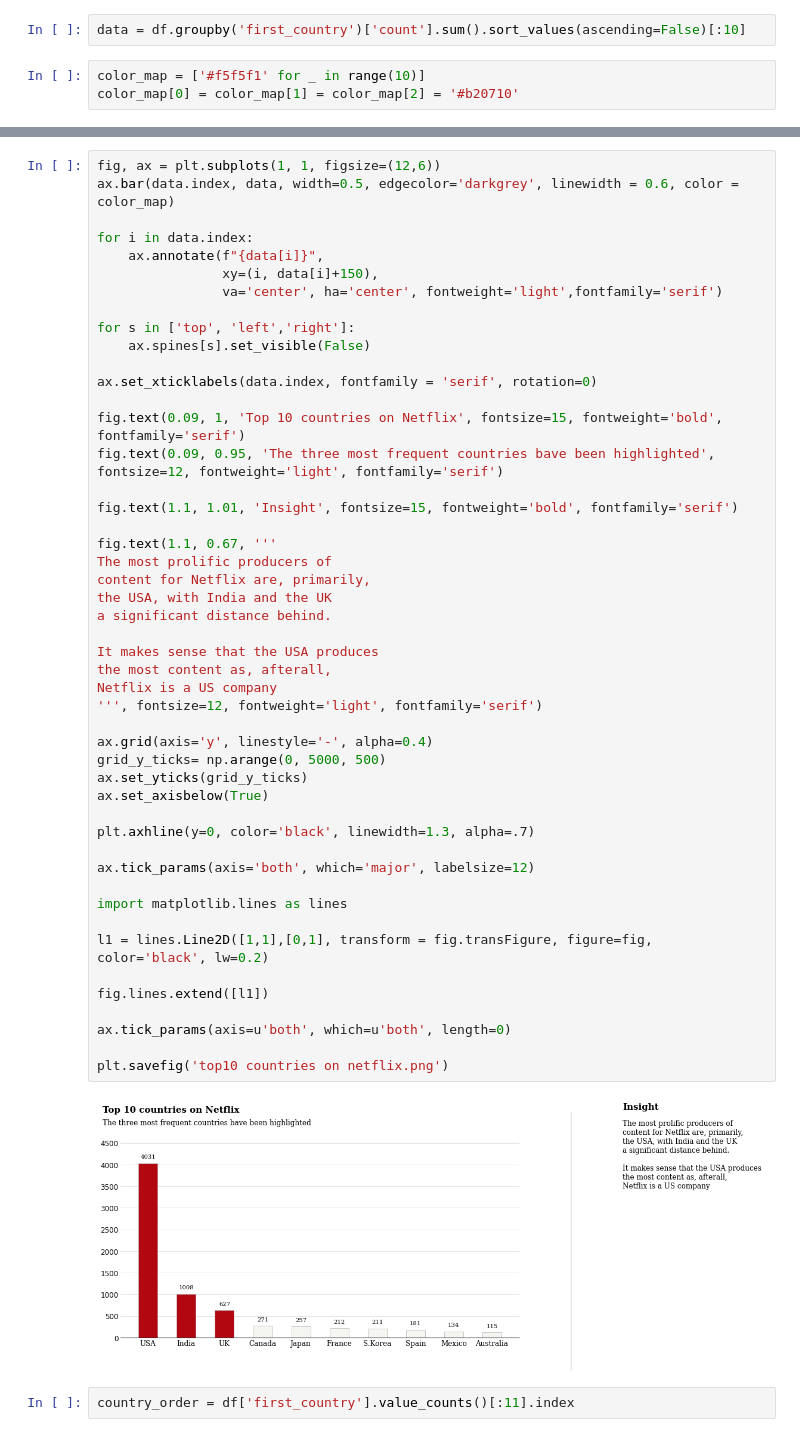
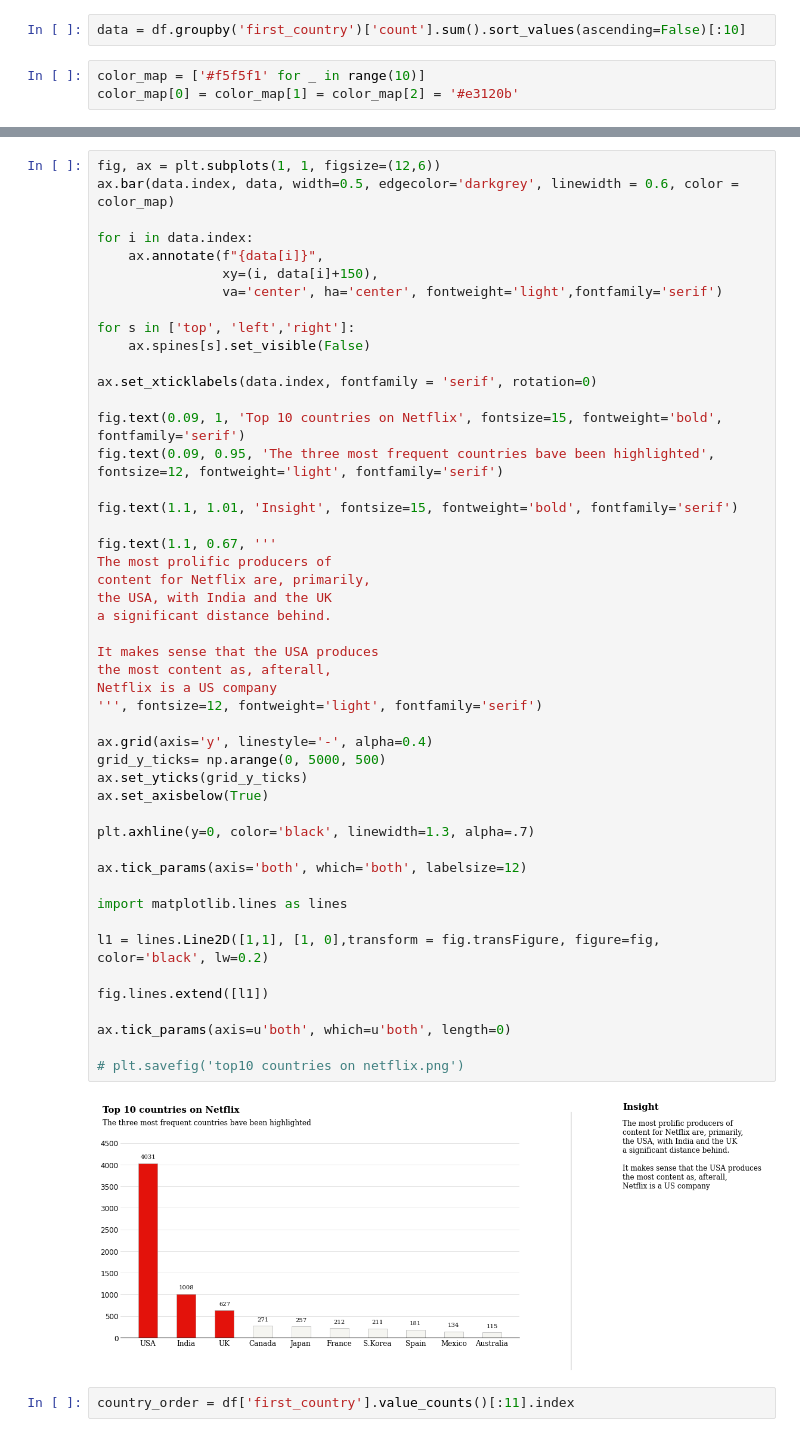
Before and after one commit to temple17/matplotlib-practice, a Jupyter notebook: 2_Stacked_bar_chart.ipynb, the cells around one changed output, grey strips where cells are left out. Drawn from its saved outputs; the diff is of its cells as text.

```diff
--- a/2_Stacked_bar_chart.ipynb
+++ b/2_Stacked_bar_chart.ipynb
@@ -170,7 +170,7 @@ df['first_country'].replace('South Korea', 'S.Korea', inplace=True)
 data = df.groupby('first_country')['count'].sum().sort_values(ascending=False)[:10]
 # %%
 color_map = ['#f5f5f1' for _ in range(10)]
-color_map[0] = color_map[1] = color_map[2] = '#b20710'
+color_map[0] = color_map[1] = color_map[2] = '#e3120b'
 # %%
 print(color_map)
 # %% [output]
@@ -194,37 +194,37 @@ fig.text(0.09, 0.95, 'The three most frequent countries bave been highlighted',
 
 fig.text(1.1, 1.01, 'Insight', fontsize=15, fontweight='bold', fontfamily='serif')
 
 fig.text(1.1, 0.67, '''
 The most prolific producers of
 content for Netflix are, primarily,
 the USA, with India and the UK
 a significant distance behind.
 
 It makes sense that the USA produces
 the most content as, afterall,
 Netflix is a US company
 ''', fontsize=12, fontweight='light', fontfamily='serif')
 
 ax.grid(axis='y', linestyle='-', alpha=0.4)
 grid_y_ticks= np.arange(0, 5000, 500)
 ax.set_yticks(grid_y_ticks)
 ax.set_axisbelow(True)
 
 plt.axhline(y=0, color='black', linewidth=1.3, alpha=.7)
 
-ax.tick_params(axis='both', which='major', labelsize=12)
+ax.tick_params(axis='both', which='both', labelsize=12)
 
 import matplotlib.lines as lines
 
-l1 = lines.Line2D([1,1],[0,1], transform = fig.transFigure, figure=fig, color='black', lw=0.2)
+l1 = lines.Line2D([1,1], [1, 0],transform = fig.transFigure, figure=fig, color='black', lw=0.2)
 
 fig.lines.extend([l1])
 
 ax.tick_params(axis=u'both', which=u'both', length=0)
 
-plt.savefig('top10 countries on netflix.png')
+# plt.savefig('top10 countries on netflix.png')
 # %% [output]
-[figure, old version]
+[figure, new version]
 # %%
 country_order = df['first_country'].value_counts()[:11].index
 # %%
```
Also changed, not shown: parts of 1 cell of this notebook.
